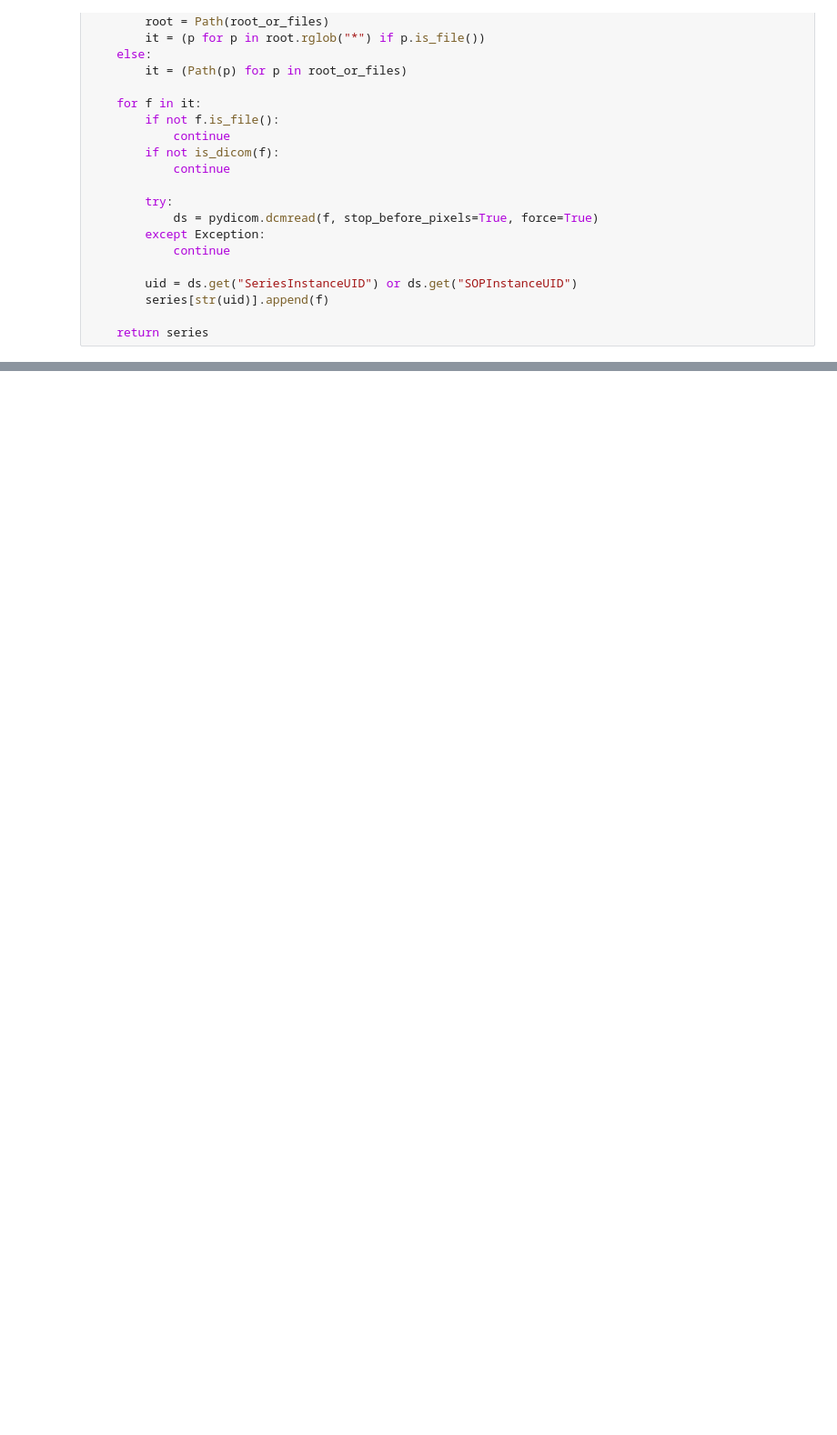
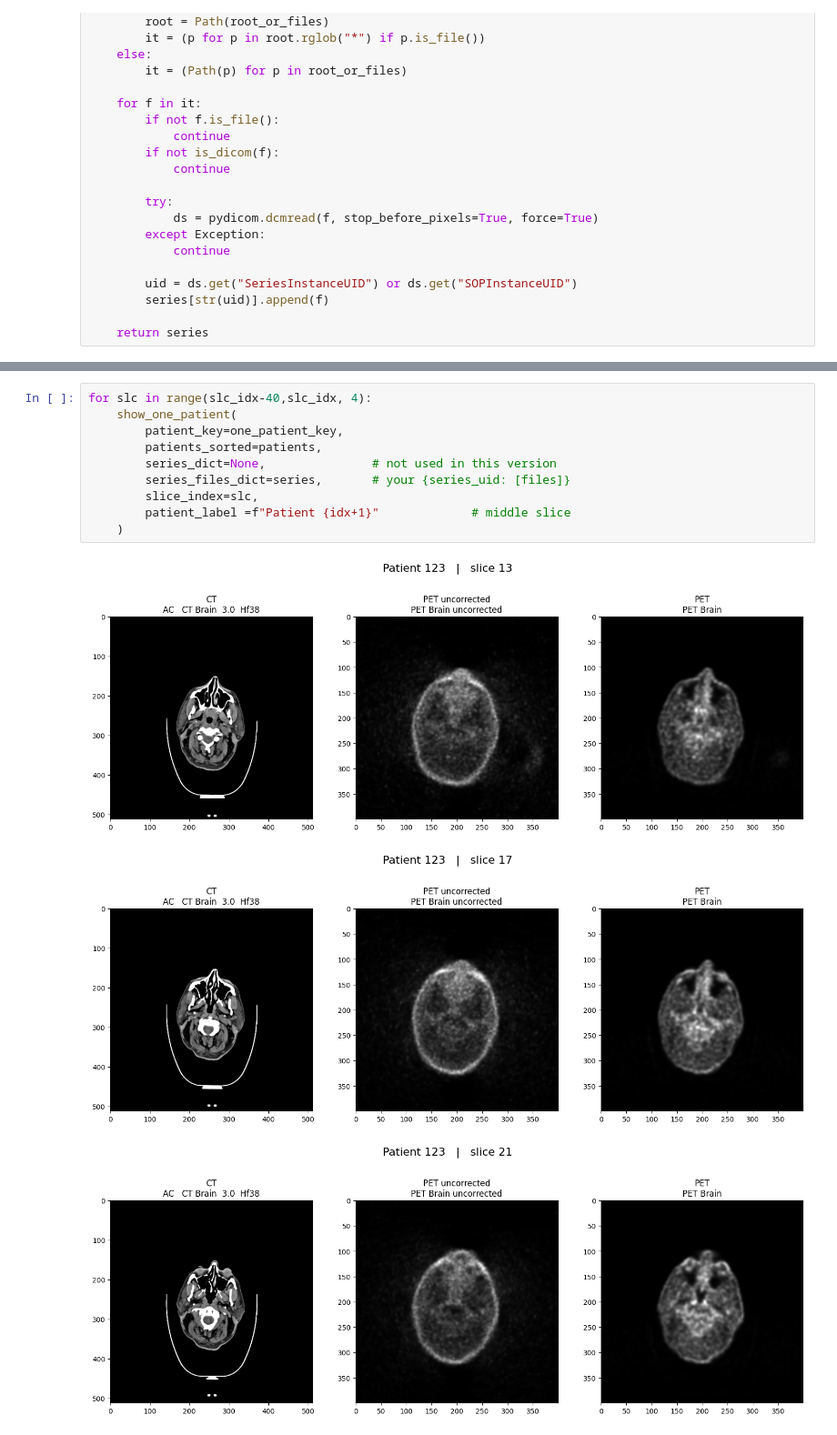
Before and after one commit to marktrix99/Understanding_DICOM, a Jupyter notebook: understanding_dicom_marko.ipynb, the cells around one changed output, grey strips where cells are left out. Shown at 91% size. Drawn from its saved outputs; the diff is of its cells as text; blank space fills up the shorter version.

```diff
--- a/understanding_dicom_marko.ipynb
+++ b/understanding_dicom_marko.ipynb
@@ -269,0 +345,14 @@ for ds, hu in zip(slices, hu_slices):
+# %%
+for slc in range(slc_idx-40,slc_idx, 4):
+    show_one_patient(
+        patient_key=one_patient_key,
+        patients_sorted=patients,
+        series_dict=None,               # not used in this version
+        series_files_dict=series,       # your {series_uid: [files]}
+        slice_index=slc,
+        patient_label =f"Patient {idx+1}"             # middle slice
+    )
+# %% [output]
+[figure, added]
+[figure, added]
+[figure, added]
```
Also changed, not shown: parts of 20 cells of this notebook.
